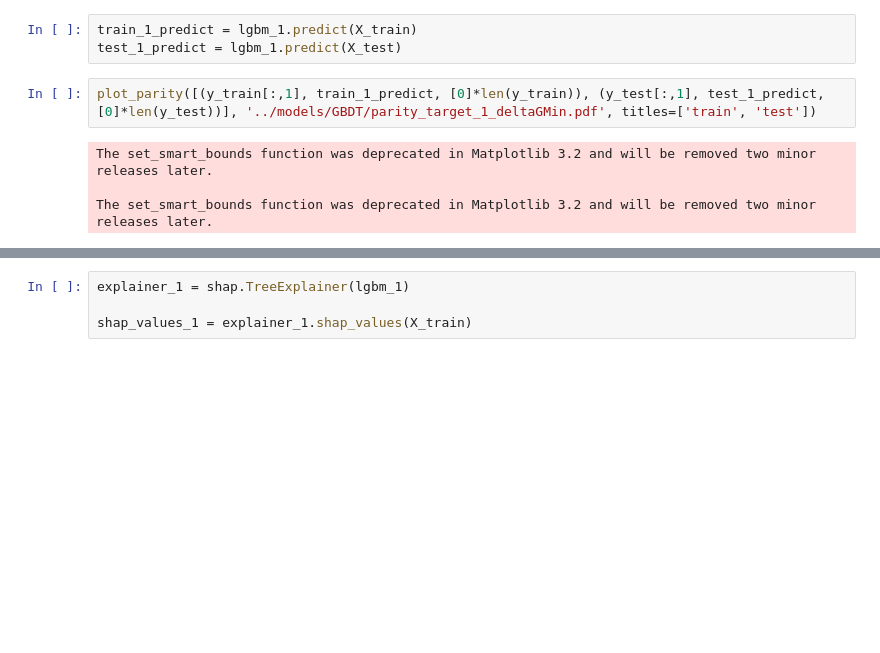
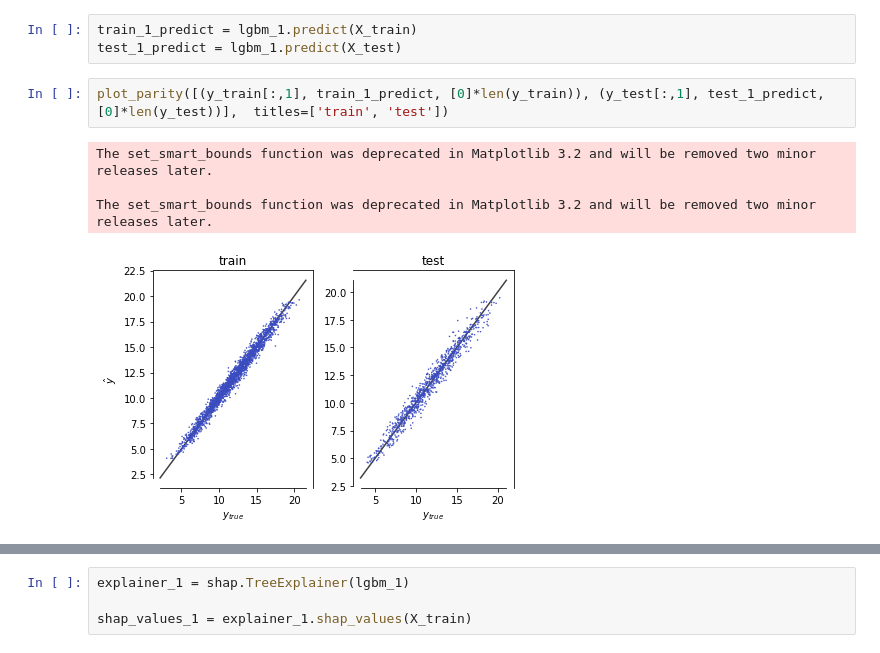
Before and after one commit to byooooo/dispersant_screening_PAL, a Jupyter notebook: notebooks/_feature_importance_gbdt.ipynb, the cells around one changed output, grey strips where cells are left out. Drawn from its saved outputs; the diff is of its cells as text; blank space fills up the shorter version.

```diff
--- a/notebooks/_feature_importance_gbdt.ipynb
+++ b/notebooks/_feature_importance_gbdt.ipynb
@@ -156,10 +161,11 @@ LGBMRegressor(boosting_type='gbdt', class_weight=None,
 train_1_predict = lgbm_1.predict(X_train)
 test_1_predict = lgbm_1.predict(X_test)
 # %%
-plot_parity([(y_train[:,1], train_1_predict, [0]*len(y_train)), (y_test[:,1], test_1_predict, [0]*len(y_test))], '../models/GBDT/parity_target_1_deltaGMin.pdf', titles=['train', 'test'])
+plot_parity([(y_train[:,1], train_1_predict, [0]*len(y_train)), (y_test[:,1], test_1_predict, [0]*len(y_test))],  titles=['train', 'test'])
 # %% [output]
 The set_smart_bounds function was deprecated in Matplotlib 3.2 and will be removed two minor releases later.
 
 The set_smart_bounds function was deprecated in Matplotlib 3.2 and will be removed two minor releases later.
+[figure, added]
 # %%
 joblib.dump(lgbm_1, '../models/gbdt/target_1.joblib')
```
Also changed, not shown: parts of 10 cells of this notebook, 34 other files.
